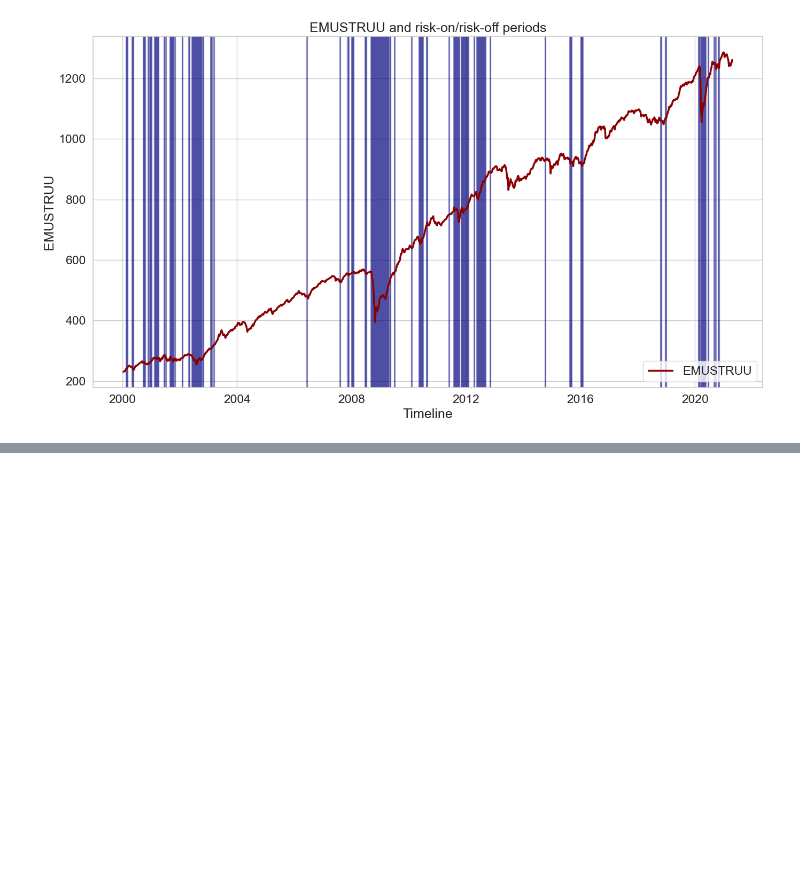
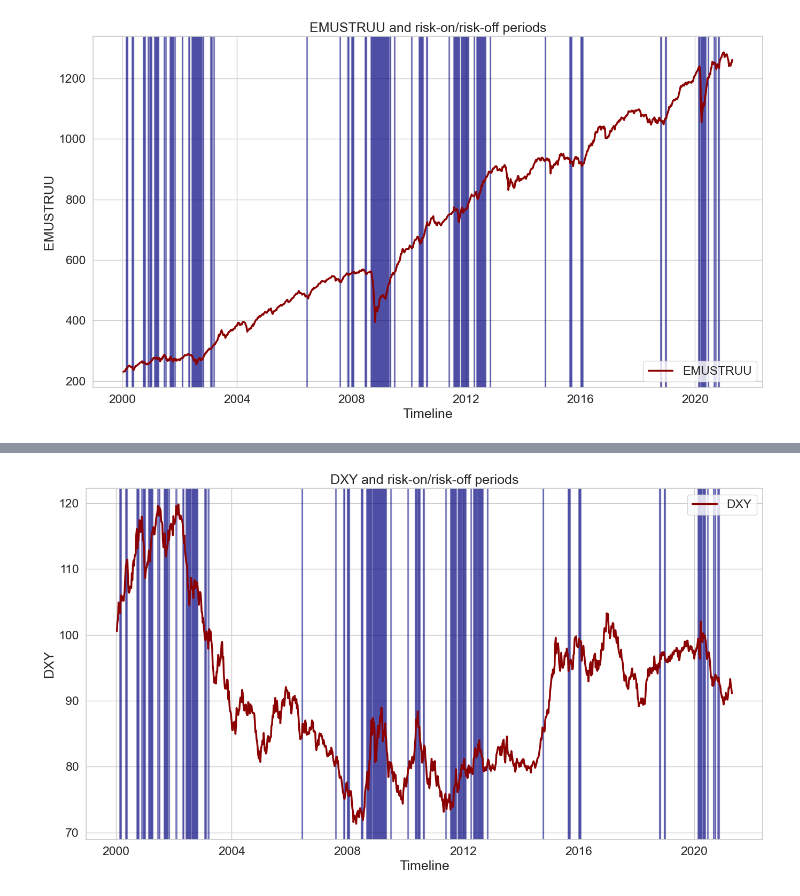
Before and after one commit to Smael-olk/Fintech, a Jupyter notebook: BusinessCase4/Isma.ipynb, the cells around one changed output, grey strips where cells are left out. Saved outputs shown, nothing was run; the diff lists cells and outputs as text; code cells hidden in the pictures; blank space fills up the shorter version.

```diff
--- a/BusinessCase4/Isma.ipynb
+++ b/BusinessCase4/Isma.ipynb
@@ -141,0 +148,5 @@ Plot_riskperiod_asset(asset)
+# %%
+asset = 'DXY'
+Plot_riskperiod_asset(asset)
+# %% [output]
+[figure, added]
```
Also changed, not shown: parts of 4 cells of this notebook.
